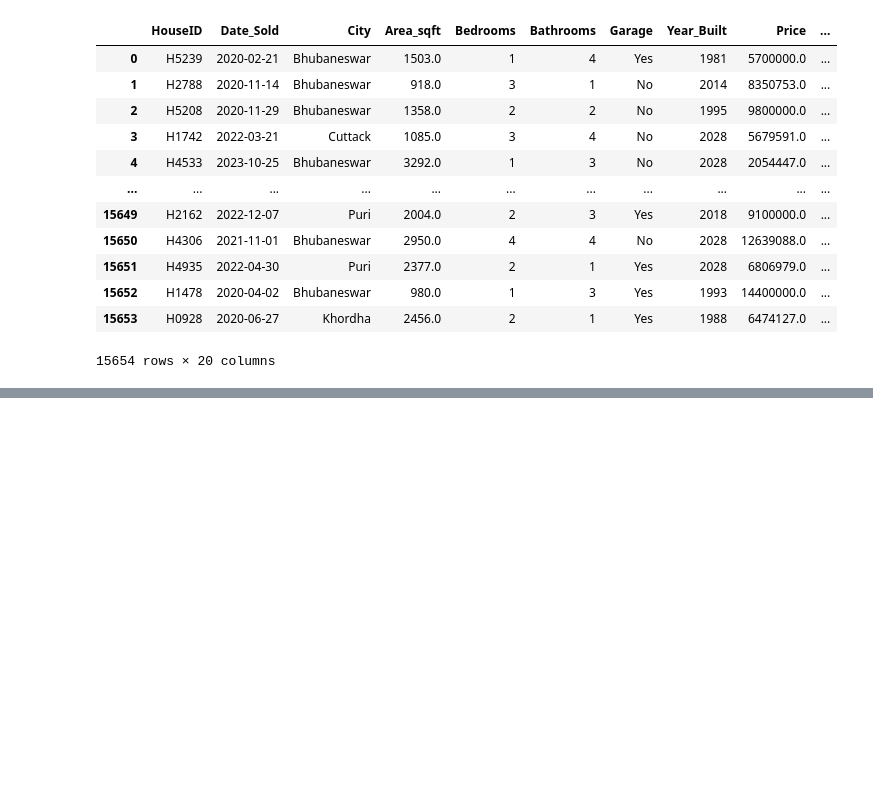
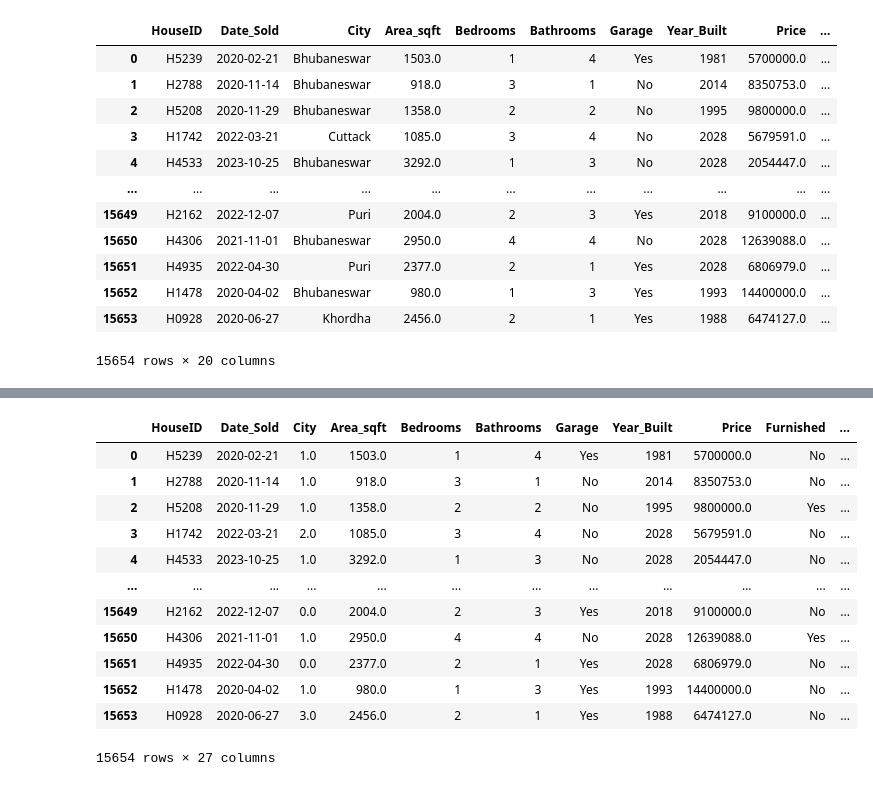
Before and after one commit to Sayan-Dasher-02/Sayan-Capgemini-Python-Assessment, a Jupyter notebook: Pandas_Revision.ipynb, the cells around one changed output, grey strips where cells are left out. Saved outputs shown, nothing was run; the diff lists cells and outputs as text; code cells hidden in the pictures; blank space fills up the shorter version.

```diff
--- a/Pandas_Revision.ipynb
+++ b/Pandas_Revision.ipynb
@@ -466,0 +505,6 @@ df
+# %%
+#Ordinal Encoding
+from sklearn.preprocessing import OrdinalEncoder
+oe = OrdinalEncoder(categories=[['Puri', 'Bhubaneswar', 'Cuttack', 'Khordha']])
+df['City'] = oe.fit_transform(df[['City']])
+df
@@ -466,0 +525,8 @@ df
+# %%
+#Label Encoding
+from sklearn.preprocessing import LabelEncoder
+
+le = LabelEncoder()
+df['Garage_le'] = le.fit_transform(df['Garage'])
+df['Furnished_le'] = le.fit_transform(df['Furnished'])
+df[['Garage', 'Garage_le', 'Furnished', 'Furnished_le']]
@@ -466,0 +593,17 @@ df
+# %%
+df_final = pd.get_dummies(df, columns=['Property_Type', 'Loan_Status'])
+df_final
+# %% [output]
+|  | HouseID | Date_Sold | City | Area_sqft | Bedrooms | Bathrooms | Garage | Year_Built | Price | Furnished | ... |
+| 0 | H5239 | 2020-02-21 | 1.0 | 1503.0 | 1 | 4 | Yes | 1981 | 5700000.0 | No | ... |
+| 1 | H2788 | 2020-11-14 | 1.0 | 918.0 | 3 | 1 | No | 2014 | 8350753.0 | No | ... |
+| 2 | H5208 | 2020-11-29 | 1.0 | 1358.0 | 2 | 2 | No | 1995 | 9800000.0 | Yes | ... |
+| 3 | H1742 | 2022-03-21 | 2.0 | 1085.0 | 3 | 4 | No | 2028 | 5679591.0 | No | ... |
+| 4 | H4533 | 2023-10-25 | 1.0 | 3292.0 | 1 | 3 | No | 2028 | 2054447.0 | No | ... |
+| ... | ... | ... | ... | ... | ... | ... | ... | ... | ... | ... | ... |
+| 15649 | H2162 | 2022-12-07 | 0.0 | 2004.0 | 2 | 3 | Yes | 2018 | 9100000.0 | No | ... |
+| 15650 | H4306 | 2021-11-01 | 1.0 | 2950.0 | 4 | 4 | No | 2028 | 12639088.0 | Yes | ... |
+| 15651 | H4935 | 2022-04-30 | 0.0 | 2377.0 | 2 | 1 | Yes | 2028 | 6806979.0 | No | ... |
+| 15652 | H1478 | 2020-04-02 | 1.0 | 980.0 | 1 | 3 | Yes | 1993 | 14400000.0 | No | ... |
+| 15653 | H0928 | 2020-06-27 | 3.0 | 2456.0 | 2 | 1 | Yes | 1988 | 6474127.0 | No | ... |
+15654 rows × 27 columns
```
Also changed, not shown: parts of 23 cells of this notebook, 2 other files.
